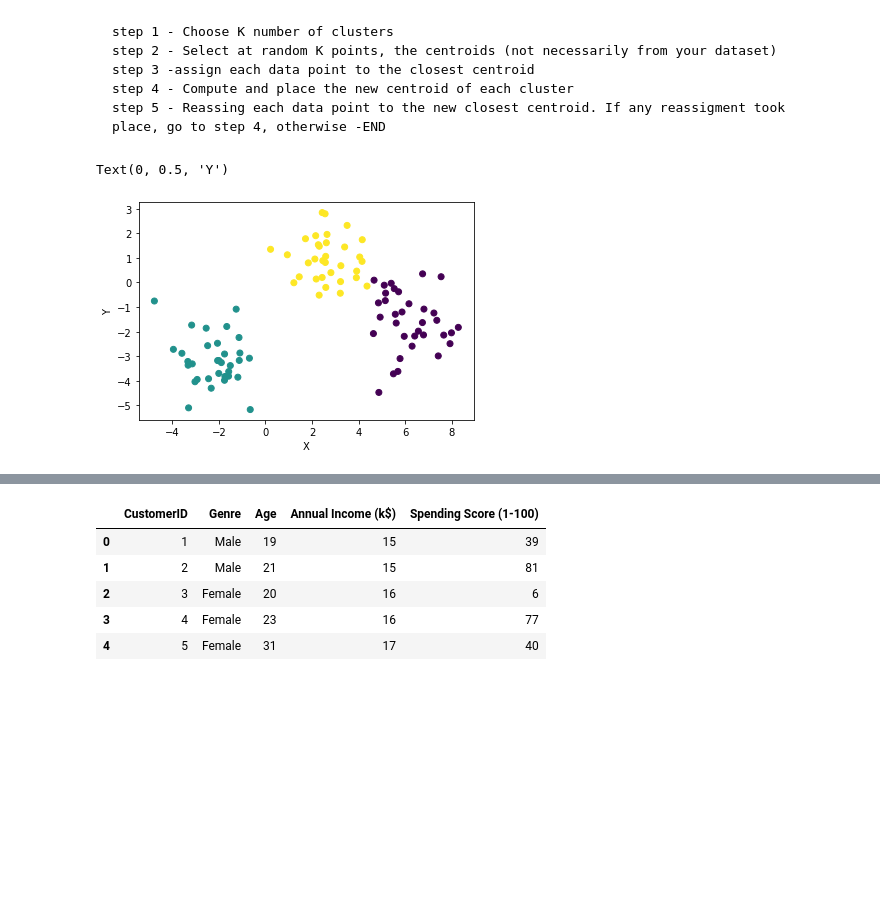
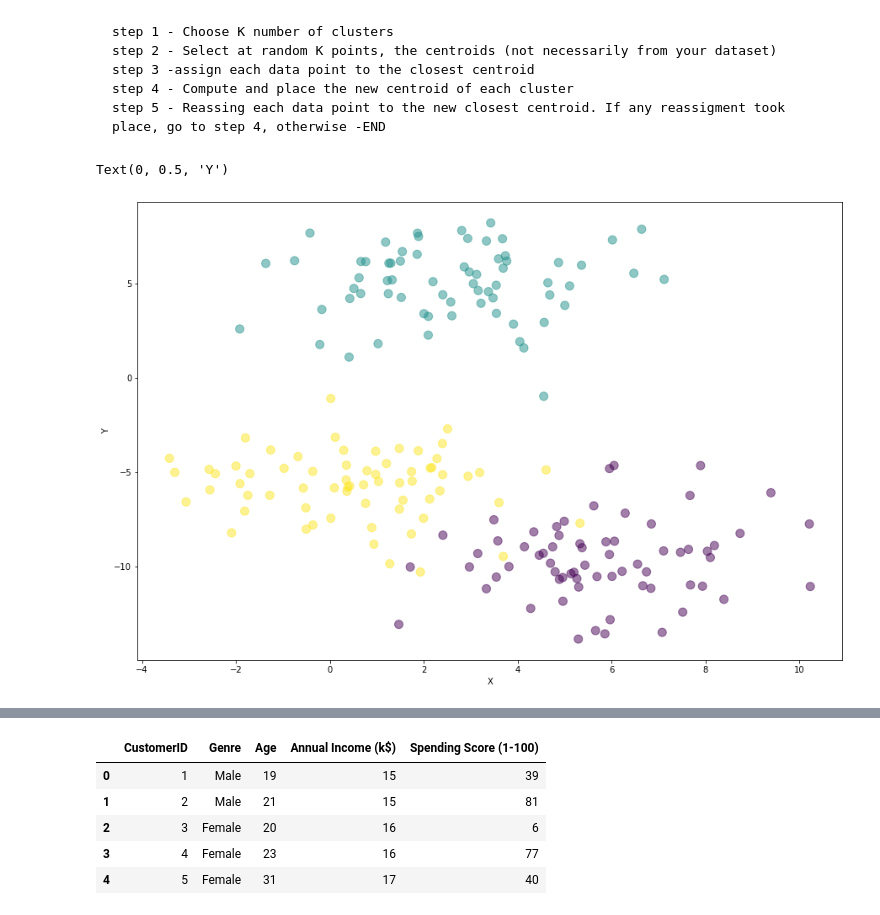
Before and after one commit to FabioMMaia/Machine_Learning, a Jupyter notebook: Unsupervised/Clustering/K-Means.ipynb, the cells around one changed output, grey strips where cells are left out. Saved outputs shown, nothing was run; the diff lists cells and outputs as text; code cells hidden in the pictures; blank space fills up the shorter version.

```diff
--- a/Unsupervised/Clustering/K-Means.ipynb
+++ b/Unsupervised/Clustering/K-Means.ipynb
@@ -29,13 +40,14 @@ import matplotlib.pyplot as plt
 from sklearn.cluster import KMeans
 # %%
 from sklearn.datasets import make_blobs
-blobs = make_blobs()
+blobs = make_blobs(random_state=10, n_samples=200,cluster_std=2)
 X= blobs[0]
 y= blobs[1]
 # %%
-plt.scatter(X[:,0], X[:,1], c=y)
+figure=plt.figure(figsize=(15,10))
+plt.scatter(X[:,0], X[:,1], c=y, s=100, alpha=0.5)
 plt.xlabel('X')
 plt.ylabel('Y')
 # %% [output]
 Text(0, 0.5, 'Y')
-[figure, old version]
+[figure, new version]
```
Also changed, not shown: parts of 46 cells of this notebook.
